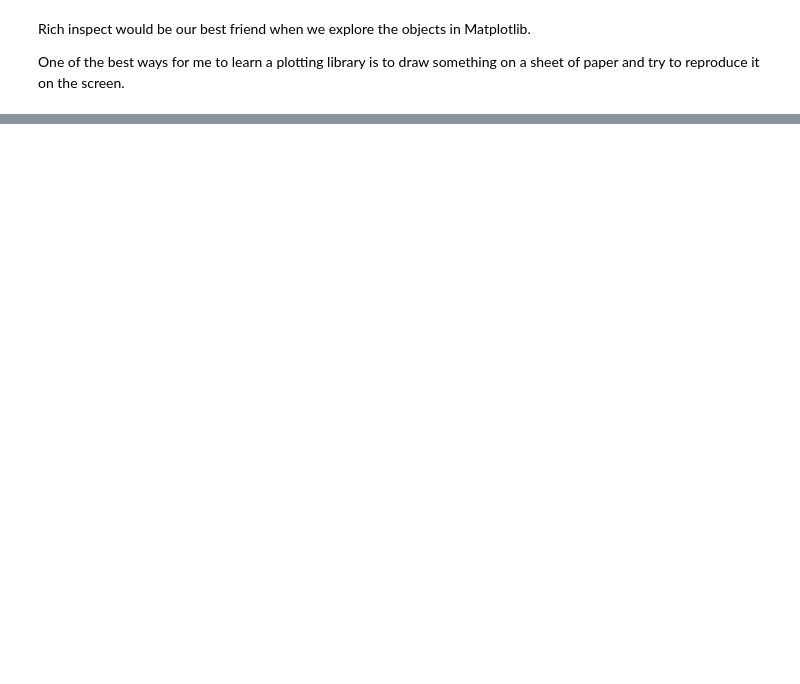
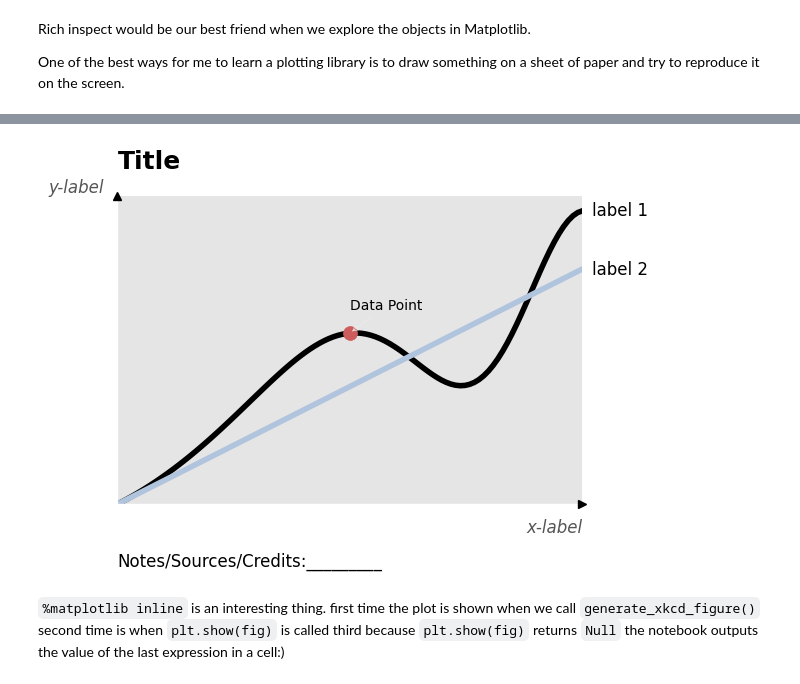
Before and after one commit to Kislovskiy/ChartCraftHub, a Jupyter notebook: src/chartcrafthub/chapter_1_0.ipynb, the cells around one changed output, grey strips where cells are left out. Saved outputs shown, nothing was run; the diff lists cells and outputs as text; code cells hidden in the pictures; blank space fills up the shorter version.

```diff
--- a/src/chartcrafthub/chapter_1_0.ipynb
+++ b/src/chartcrafthub/chapter_1_0.ipynb
@@ -414,0 +415,10 @@ with plt.xkcd():
+# %%
+from pathlib import Path
+
+results_dir = Path("results")
+results_dir.mkdir(parents=True, exist_ok=True)
+with plt.xkcd():
+    fig = main()
+    save_path = results_dir.joinpath("common_chart.png")
+    fig.savefig(f"{save_path}", format="png", bbox_inches="tight", pad_inches=0.5)
+    fig.get_figure()
@@ -414,0 +427,12 @@ with plt.xkcd():
+# %%
+# https://matplotlib.org/stable/gallery/style_sheets/style_sheets_reference.html#sphx-glr-gallery-style-sheets-style-sheets-reference-py
+with plt.style.context("ggplot"):
+    fig = main()
+    fig.get_figure()
+# %% [output]
+[figure, added]
+# %% [markdown]
+`%matplotlib inline` is an interesting thing.
+first time the plot is shown when we call `generate_xkcd_figure()`
+second time is when `plt.show(fig)` is called
+third because `plt.show(fig)` returns `Null` the notebook outputs the value of the last expression in a cell:)
```
Also changed, not shown: parts of 7 cells of this notebook, 5 other files.
